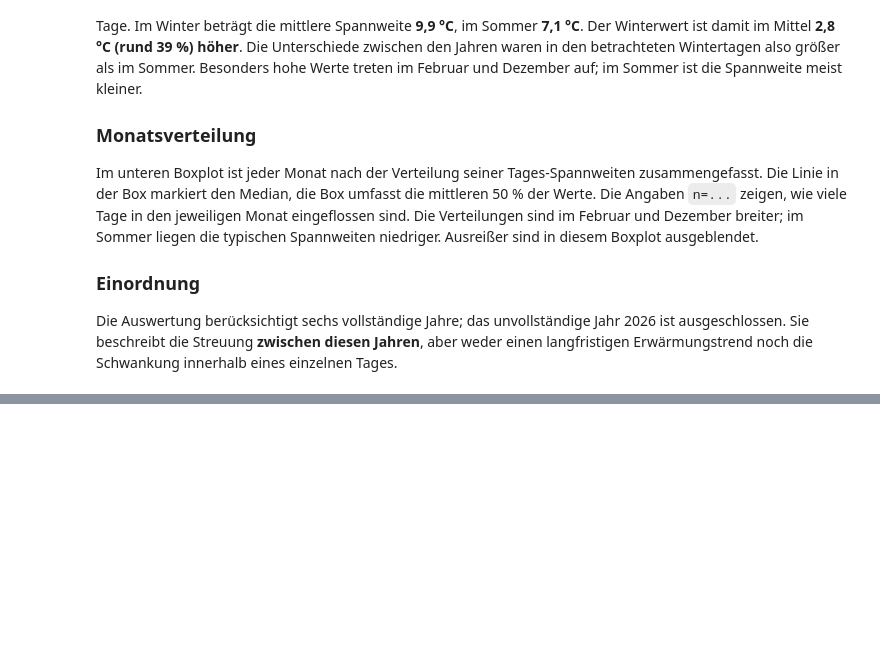
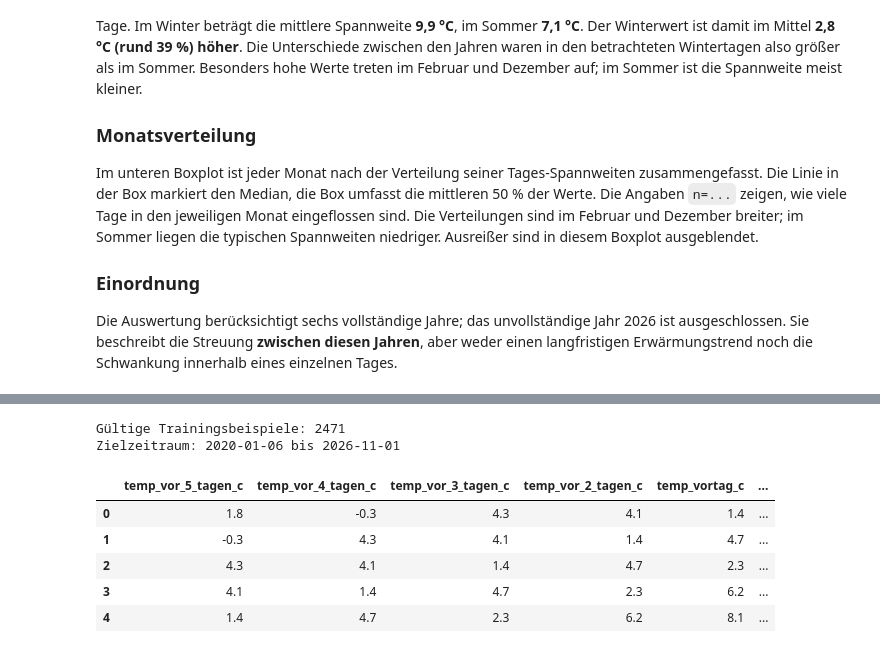
Before and after one commit to JosefineSo/seminar3, a Jupyter notebook: dwd_berlin_wetterdaten_2020_bis_heute.ipynb, the cells around one changed output, grey strips where cells are left out. Drawn from its saved outputs; the diff is of its cells as text; code cells hidden in the pictures; blank space fills up the shorter version.

```diff
--- a/dwd_berlin_wetterdaten_2020_bis_heute.ipynb
+++ b/dwd_berlin_wetterdaten_2020_bis_heute.ipynb
@@ -329,0 +445,65 @@ Die Auswertung berücksichtigt sechs vollständige Jahre; das unvollständige Ja
+# %%
+feature_columns = [
+    "temp_vor_5_tagen_c",
+    "temp_vor_4_tagen_c",
+    "temp_vor_3_tagen_c",
+    "temp_vor_2_tagen_c",
+    "temp_vortag_c",
+    "tag_im_jahr",
+]
+
+def tag_im_jahr_365(datum):
+    if datum.is_leap_year:
+        if datum.month == 2 and datum.day == 29:
+            return 59.5
+        if datum.month > 2:
+            return float(datum.day_of_year - 1)
+    return float(datum.day_of_year)
+
+trainingszeilen = []
+for ziel_index in range(5, len(weather_df)):
+    fenster = weather_df.iloc[ziel_index - 5: ziel_index + 1]
+    fenster_daten = pd.DatetimeIndex(fenster["datum"])
+    erwartete_daten = pd.date_range(
+        start=fenster_daten[0],
+        periods=6,
+        freq="D",
+    )
+    if not fenster_daten.equals(erwartete_daten):
+        continue
+
+    temperaturen = fenster["temp_durchschnitt_c"].to_numpy(dtype=float)
+    if not np.isfinite(temperaturen).all():
+        continue
+
+    ziel_datum = fenster_daten[-1]
+    trainingszeile = {
+        name: float(value)
+        for name, value in zip(feature_columns[:5], temperaturen[:5])
+    }
+    trainingszeile["tag_im_jahr"] = tag_im_jahr_365(ziel_datum)
+    trainingszeile["ziel_datum"] = ziel_datum
+    trainingszeile["zieltemperatur_c"] = float(temperaturen[-1])
+    trainingszeilen.append(trainingszeile)
+
+trainingsdaten = pd.DataFrame(trainingszeilen)
+if trainingsdaten.empty:
+    raise ValueError("Es wurden keine vollständigen Trainingsfenster gefunden.")
+
+X = trainingsdaten[feature_columns]
+y = trainingsdaten["zieltemperatur_c"]
+print(f"Gültige Trainingsbeispiele: {len(trainingsdaten)}")
+print(
+    f"Zielzeitraum: {trainingsdaten['ziel_datum'].min().date()} bis "
+    f"{trainingsdaten['ziel_datum'].max().date()}"
+ )
+display(trainingsdaten.head())
+# %% [output]
+Gültige Trainingsbeispiele: 2471
+Zielzeitraum: 2020-01-06 bis 2026-11-01
+|  | temp_vor_5_tagen_c | temp_vor_4_tagen_c | temp_vor_3_tagen_c | temp_vor_2_tagen_c | temp_vortag_c | ... |
+| 0 | 1.8 | -0.3 | 4.3 | 4.1 | 1.4 | ... |
+| 1 | -0.3 | 4.3 | 4.1 | 1.4 | 4.7 | ... |
+| 2 | 4.3 | 4.1 | 1.4 | 4.7 | 2.3 | ... |
+| 3 | 4.1 | 1.4 | 4.7 | 2.3 | 6.2 | ... |
+| 4 | 1.4 | 4.7 | 2.3 | 6.2 | 8.1 | ... |
```
Also changed, not shown: parts of 15 cells of this notebook.
